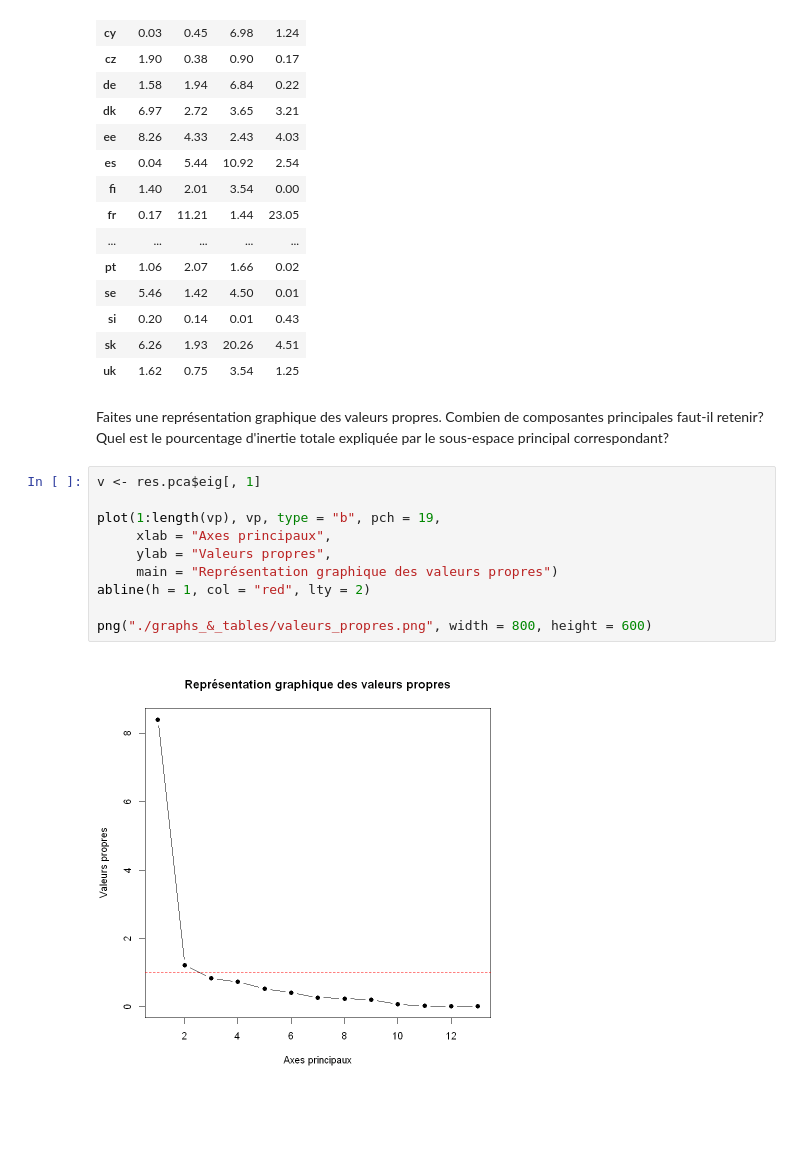
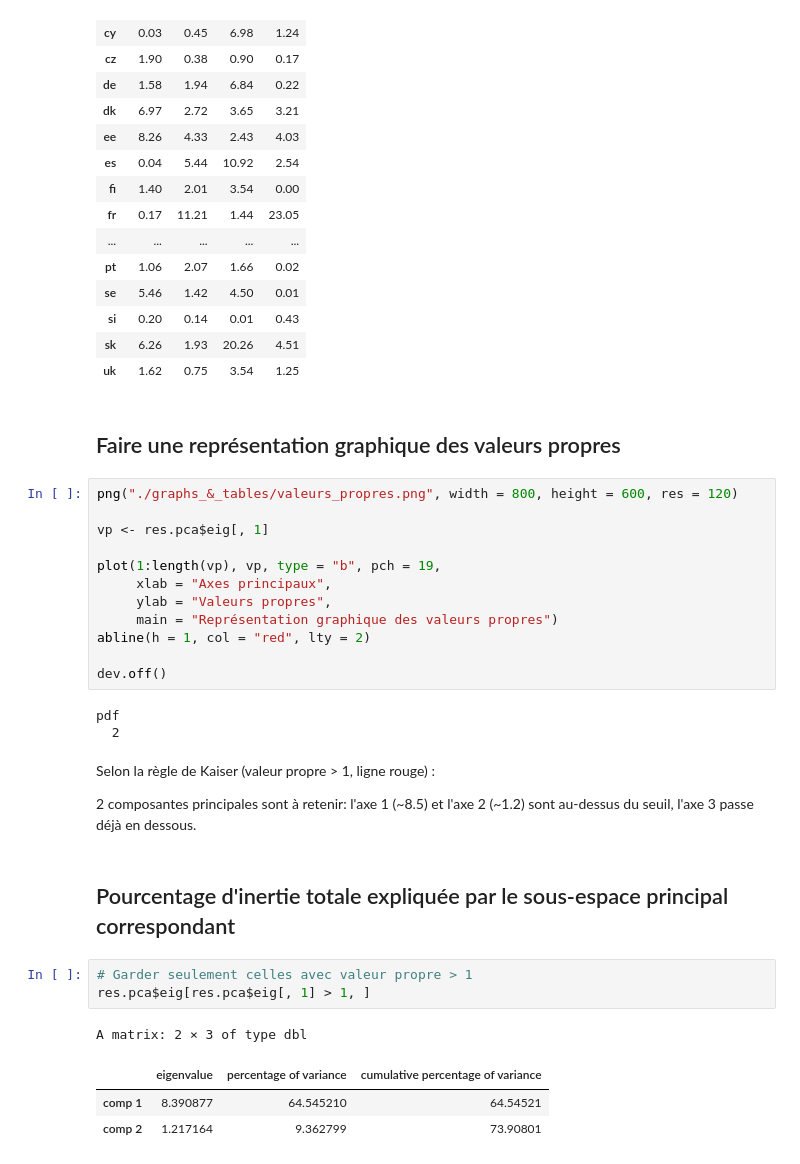
Before and after one commit to pau-anto/MathsForR, a Jupyter notebook: acp/europe_data.ipynb, the cells around one changed output. Cells and saved outputs as stored; diff of their text form; blank space fills up the shorter version.

```diff
--- a/acp/europe_data.ipynb
+++ b/acp/europe_data.ipynb
@@ -221,12 +234,12 @@ A matrix: 25 × 4 of type dbl
 | si | 0.20 | 0.14 | 0.01 | 0.43 |
 | sk | 6.26 | 1.93 | 20.26 | 4.51 |
 | uk | 1.62 | 0.75 | 3.54 | 1.25 |
-# %% [markdown]
-Faites une représentation graphique des valeurs propres. Combien de composantes principales
-faut-il retenir? Quel est le pourcentage d'inertie totale expliquée par le sous-espace principal
-correspondant?
+# %% [markdown]
+## Faire une représentation graphique des valeurs propres
 # %%
-v <- res.pca$eig[, 1]
+png("./graphs_&_tables/valeurs_propres.png", width = 800, height = 600, res = 120)
+
+vp <- res.pca$eig[, 1]
 
 plot(1:length(vp), vp, type = "b", pch = 19,
      xlab = "Axes principaux",
@@ -234,6 +247,21 @@ plot(1:length(vp), vp, type = "b", pch = 19,
      main = "Représentation graphique des valeurs propres")
 abline(h = 1, col = "red", lty = 2)
 
-png("./graphs_&_tables/valeurs_propres.png", width = 800, height = 600)
+dev.off()
 # %% [output]
-[figure, removed]
+pdf
+  2
+# %% [markdown]
+Selon la règle de Kaiser (valeur propre > 1, ligne rouge) :
+
+2 composantes principales sont à retenir: l'axe 1 (~8.5) et l'axe 2 (~1.2) sont au-dessus du seuil, l'axe 3 passe déjà en dessous.
+# %% [markdown]
+## Pourcentage d'inertie totale expliquée par le sous-espace principal correspondant
+# %%
+# Garder seulement celles avec valeur propre > 1
+res.pca$eig[res.pca$eig[, 1] > 1, ]
+# %% [output]
+A matrix: 2 × 3 of type dbl
+|  | eigenvalue | percentage of variance | cumulative percentage of variance |
+| comp 1 | 8.390877 | 64.545210 | 64.54521 |
+| comp 2 | 1.217164 | 9.362799 | 73.90801 |
```
Also changed, not shown: parts of 6 cells of this notebook.
